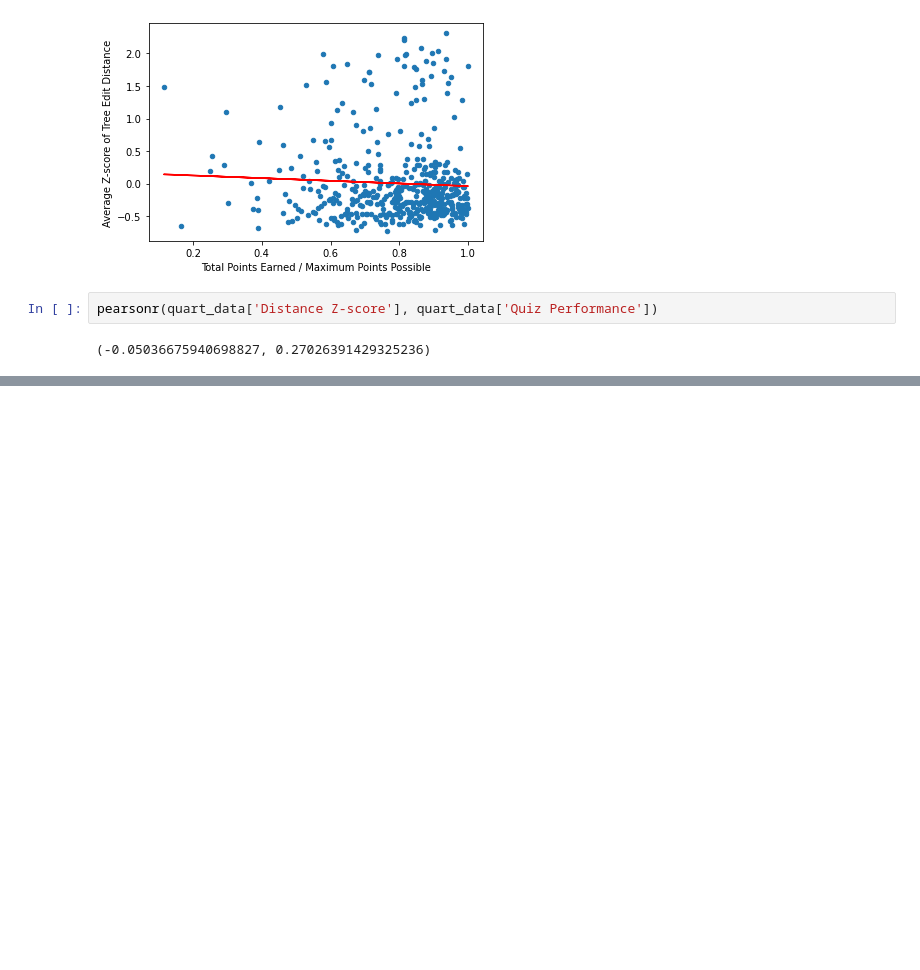
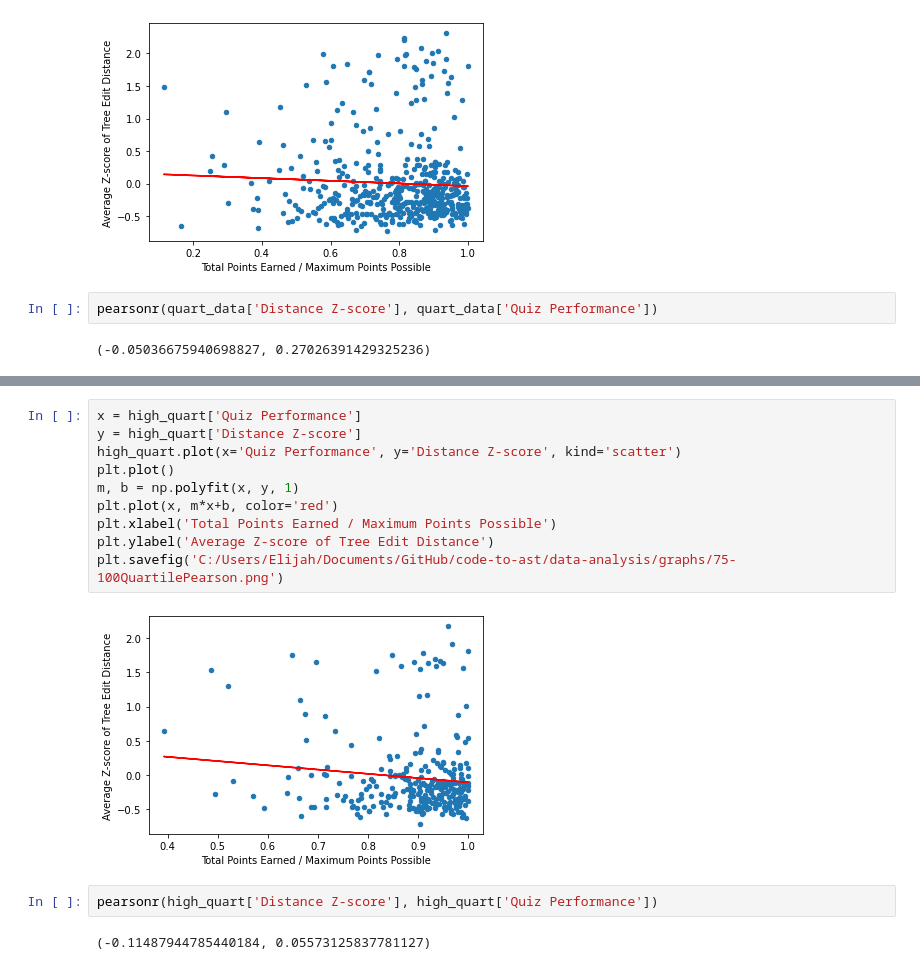
Before and after one commit to elijah-chou/HonorsThesis-CodeToAST, a Jupyter notebook: data-analysis/Z-scores by Student with All Results.ipynb, the cells around one changed output, grey strips where cells are left out. Cells and saved outputs as stored; diff of their text form; blank space fills up the shorter version.

```diff
--- a/data-analysis/Z-scores by Student with All Results.ipynb
+++ b/data-analysis/Z-scores by Student with All Results.ipynb
@@ -184,0 +206,16 @@ pearsonr(quart_data['Distance Z-score'], quart_data['Quiz Performance'])
+# %%
+x = high_quart['Quiz Performance']
+y = high_quart['Distance Z-score']
+high_quart.plot(x='Quiz Performance', y='Distance Z-score', kind='scatter')
+plt.plot()
+m, b = np.polyfit(x, y, 1)
+plt.plot(x, m*x+b, color='red')
+plt.xlabel('Total Points Earned / Maximum Points Possible')
+plt.ylabel('Average Z-score of Tree Edit Distance')
+plt.savefig('C:/Users/Elijah/Documents/GitHub/code-to-ast/data-analysis/graphs/75-100QuartilePearson.png')
+# %% [output]
+[figure, added]
+# %%
+pearsonr(high_quart['Distance Z-score'], high_quart['Quiz Performance'])
+# %% [output]
+(-0.11487944785440184, 0.05573125837781127)
```
Also changed, not shown: parts of 4 cells of this notebook, 5 other files.
